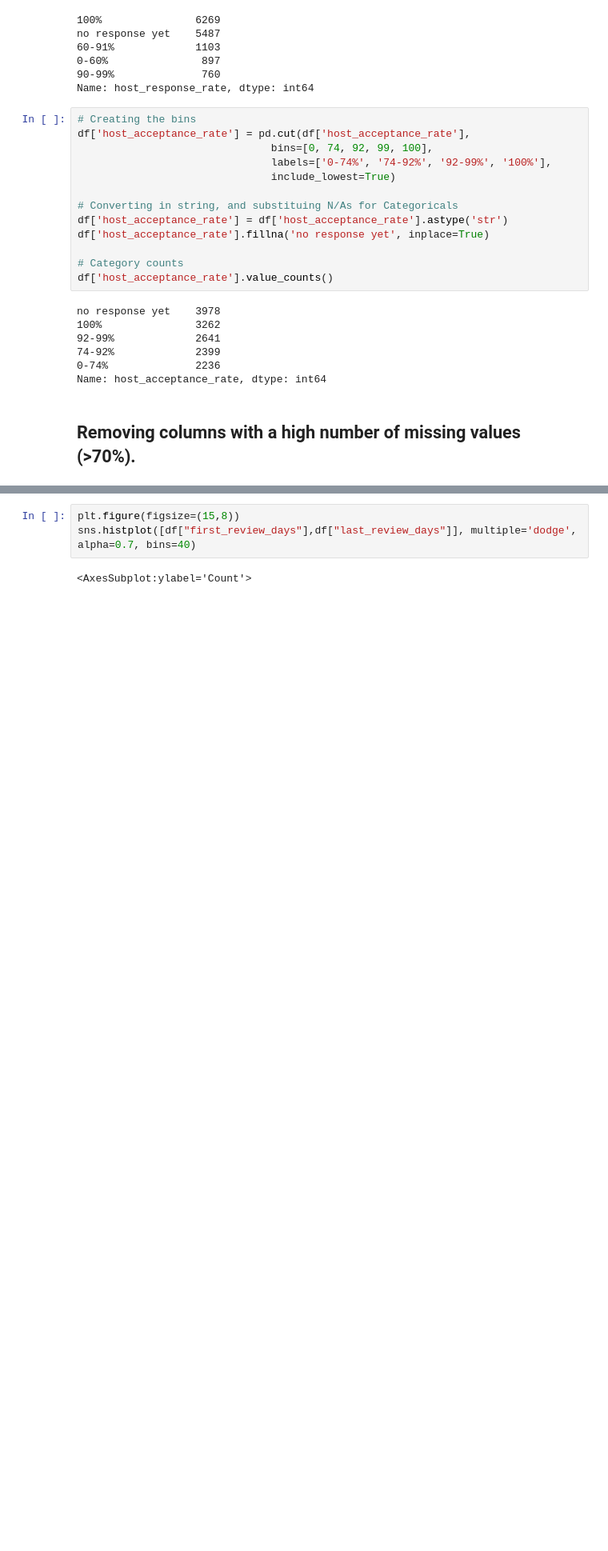
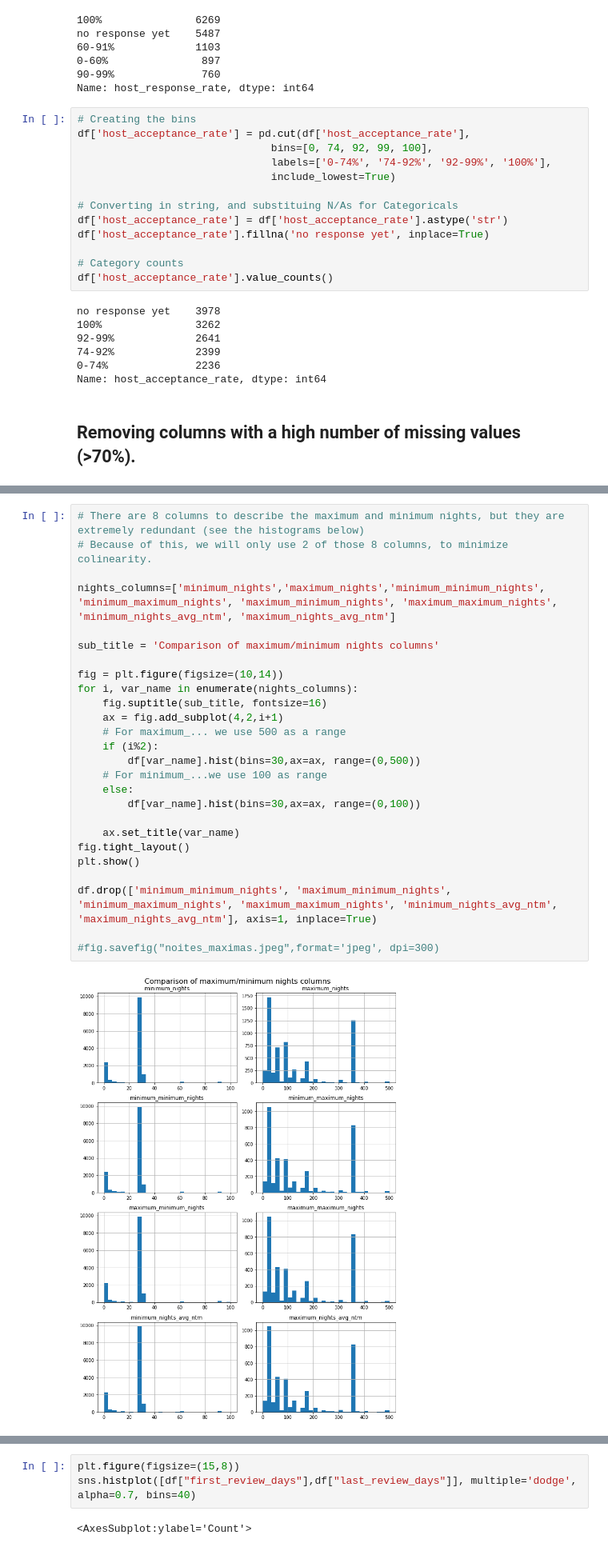
Before and after one commit to josmarcristello/Airbnb-Toronto-Analysis, a Jupyter notebook: 1-source/analysis.ipynb, the cells around one changed output, grey strips where cells are left out. Shown at 80% size. Drawn from its saved outputs; the diff is of its cells as text; blank space fills up the shorter version.

```diff
--- a/1-source/analysis.ipynb
+++ b/1-source/analysis.ipynb
@@ -635,0 +383,28 @@ df.drop(["amenities"], axis=1, inplace=True)
+# %%
+# There are 8 columns to describe the maximum and minimum nights, but they are extremely redundant (see the histograms below)
+# Because of this, we will only use 2 of those 8 columns, to minimize colinearity.
+
+nights_columns=['minimum_nights','maximum_nights','minimum_minimum_nights', 'minimum_maximum_nights', 'maximum_minimum_nights', 'maximum_maximum_nights', 'minimum_nights_avg_ntm', 'maximum_nights_avg_ntm']
+
+sub_title = 'Comparison of maximum/minimum nights columns'
+
+fig = plt.figure(figsize=(10,14))
+for i, var_name in enumerate(nights_columns):
+    fig.suptitle(sub_title, fontsize=16)
+    ax = fig.add_subplot(4,2,i+1)
+    # For maximum_... we use 500 as a range
+    if (i%2):
+        df[var_name].hist(bins=30,ax=ax, range=(0,500))
+    # For minimum_...we use 100 as range
+    else:
+        df[var_name].hist(bins=30,ax=ax, range=(0,100))
+
+    ax.set_title(var_name)
+fig.tight_layout()
+plt.show()
+
+df.drop(['minimum_minimum_nights', 'maximum_minimum_nights', 'minimum_maximum_nights', 'maximum_maximum_nights', 'minimum_nights_avg_ntm', 'maximum_nights_avg_ntm'], axis=1, inplace=True)
+
+#fig.savefig("noites_maximas.jpeg",format='jpeg', dpi=300)
+# %% [output]
+[figure, added]
```
Also changed, not shown: parts of 170 cells of this notebook, 9 other files.
